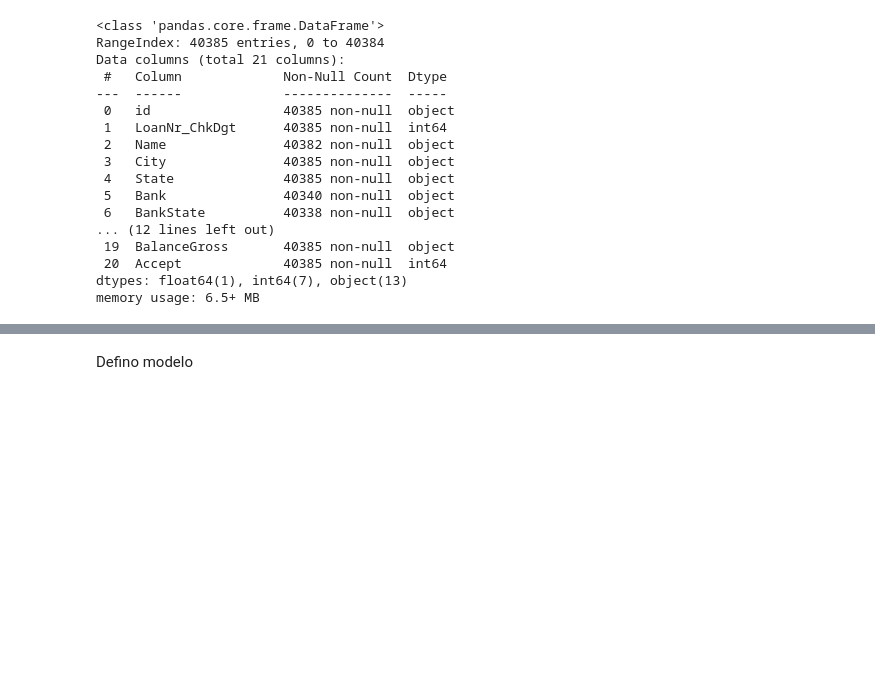
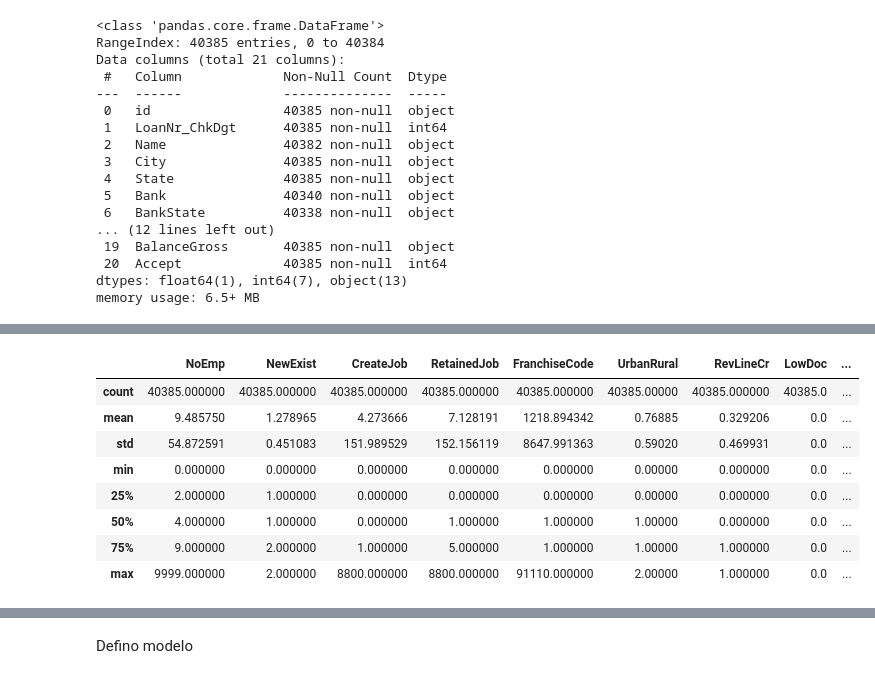
Before and after one commit to steanleo/KaggleChallenge, a Jupyter notebook: notebook/Reto_creditos.ipynb, the cells around one changed output, grey strips where cells are left out. Cells and saved outputs as stored; diff of their text form; code cells hidden in the pictures; blank space fills up the shorter version.

```diff
--- a/notebook/Reto_creditos.ipynb
+++ b/notebook/Reto_creditos.ipynb
@@ -231 +336,13 @@ memory usage: 3.4+ MB
+# %%
+df.describe()
+# %% [output]
+|  | NoEmp | NewExist | CreateJob | RetainedJob | FranchiseCode | UrbanRural | RevLineCr | LowDoc | ... |
+| count | 40385.000000 | 40385.000000 | 40385.000000 | 40385.000000 | 40385.000000 | 40385.00000 | 40385.000000 | 40385.0 | ... |
+| mean | 9.485750 | 1.278965 | 4.273666 | 7.128191 | 1218.894342 | 0.76885 | 0.329206 | 0.0 | ... |
+| std | 54.872591 | 0.451083 | 151.989529 | 152.156119 | 8647.991363 | 0.59020 | 0.469931 | 0.0 | ... |
+| min | 0.000000 | 0.000000 | 0.000000 | 0.000000 | 0.000000 | 0.00000 | 0.000000 | 0.0 | ... |
+| 25% | 2.000000 | 1.000000 | 0.000000 | 0.000000 | 0.000000 | 0.00000 | 0.000000 | 0.0 | ... |
+| 50% | 4.000000 | 1.000000 | 0.000000 | 1.000000 | 1.000000 | 1.00000 | 0.000000 | 0.0 | ... |
+| 75% | 9.000000 | 2.000000 | 1.000000 | 5.000000 | 1.000000 | 1.00000 | 1.000000 | 0.0 | ... |
+| max | 9999.000000 | 2.000000 | 8800.000000 | 8800.000000 | 91110.000000 | 2.00000 | 1.000000 | 0.0 | ... |
 # %%
```
Also changed, not shown: parts of 34 cells of this notebook, 1 other file.
